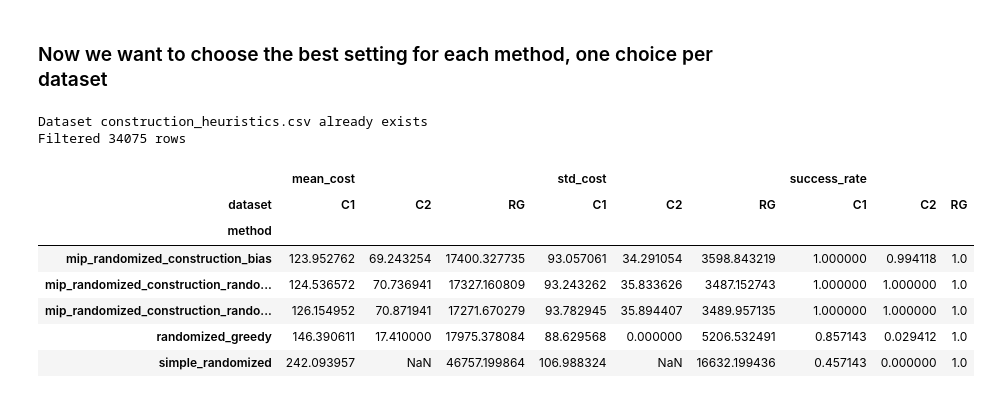
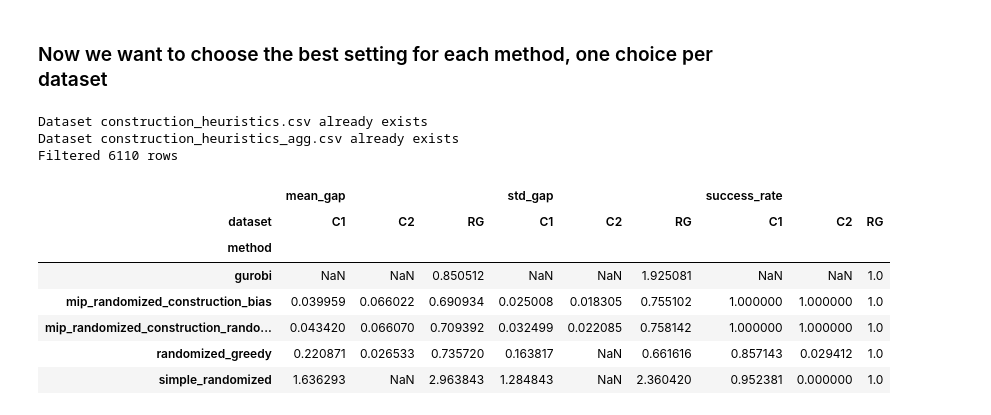
Before and after one commit to jsalvasoler/trigger_arc_tsp, a Jupyter notebook: notebooks/tables_and_figures.ipynb, the cells around one changed output. Drawn from its saved outputs; the diff is of its cells as text; code cells hidden in the pictures.

```diff
--- a/notebooks/tables_and_figures.ipynb
+++ b/notebooks/tables_and_figures.ipynb
@@ -237,24 +386,23 @@ import pandas as pd
 
 results = get_results()
 
-
 # Ensure success column is correctly set
-results["success"] = results["cost"] != float('inf')
+results["success"] = results["gap"] != float('inf')
 results.replace([np.inf, -np.inf], np.nan, inplace=True)
 
 # Filter results for the specific method
 filtered_results = results[results["method"] == "mip_randomized_construction_bias"]
 
-# Group by dataset, subdataset, alpha, and beta to calculate mean cost
-bias_avg_cost = filtered_results.groupby(['dataset', 'subdataset', 'alpha', 'beta'])['cost'].mean().reset_index()
+# Group by dataset, subdataset, alpha, and beta to calculate mean gap
+bias_avg_gap = filtered_results.groupby(['dataset', 'subdataset', 'alpha', 'beta'])['gap'].mean().reset_index()
 
-def plot_alpha_beta_grid(bias_avg_cost: pd.DataFrame) -> None:
+def plot_alpha_beta_grid(bias_avg_gap: pd.DataFrame) -> None:
     """
-    Plots a 2D grid of alpha vs beta with mean cost as the color intensity for each dataset.
+    Plots a 2D grid of alpha vs beta with mean gap as the color intensity for each dataset.
 
-    :param bias_avg_cost: The aggregated cost data with alpha and beta.
+    :param bias_avg_gap: The aggregated gap data with alpha and beta.
     """
-    unique_datasets = bias_avg_cost['dataset'].unique()
+    unique_datasets = bias_avg_gap['dataset'].unique()
     num_datasets = len(unique_datasets)
 
     if num_datasets == 0:
@@ -267,10 +415,12 @@ def plot_alpha_beta_grid(bias_avg_cost: pd.DataFrame) -> None:
         axes = [axes]  # Ensure axes is iterable when there's only one plot
 
     for ax, dataset in zip(axes, unique_datasets):
-        dataset_data = bias_avg_cost[bias_avg_cost['dataset'] == dataset]
+        dataset_data = bias_avg_gap[bias_avg_gap['dataset'] == dataset]
         # Use pivot_table with aggregation to handle duplicates
-        pivot_table = dataset_data.pivot_table(index="alpha", columns="beta", values="cost", aggfunc='mean')
-        sns.heatmap(pivot_table, ax=ax, cmap="viridis", cbar_kws={'label': 'Mean Cost'})
+        pivot_table = dataset_data.pivot_table(index="alpha", columns="beta", values="gap", aggfunc='mean')
+        # Sort the pivot table by alpha to ensure natural increasing order
+        pivot_table.sort_index(ascending=True, inplace=True)
+        sns.heatmap(pivot_table, ax=ax, cmap="viridis", cbar_kws={'label': 'Mean Gap'})
         ax.set_title(f"Alpha-Beta Grid for {dataset}")
         ax.set_xlabel("Beta")
         ax.set_ylabel("Alpha")
@@ -279,6 +429,6 @@ def plot_alpha_beta_grid(bias_avg_cost: pd.DataFrame) -> None:
     plt.show()
 
 # Plot the alpha-beta grid
-plot_alpha_beta_grid(bias_avg_cost)
+plot_alpha_beta_grid(bias_avg_gap)
 # %% [output]
 Dataset construction_heuristics.csv already exists
@@ -291,7 +442,7 @@ alpha_mip_randomized_construction_bias = 0.05
 beta_mip_randomized_construction_bias = 3
 
 alpha_mip_randomized_construction_random_alpha = 0.1
-beta_mip_randomized_construction_random_beta = 1.5
+beta_mip_randomized_construction_random_beta = 3
 
 def filter_results_by_method(results: pd.DataFrame) -> pd.DataFrame:
     """
@@ -318,44 +469,45 @@ results = get_results()
 before = len(results)
 results = filter_results_by_method(results)
 after = len(results)
 print(f"Filtered {before - after} rows")
 
 # Ensure success column is correctly set
-results["success"] = results["cost"] != float('inf')
+results["success"] = results["gap"] != float('inf')
 results.replace([np.inf, -np.inf], np.nan, inplace=True)
 
 # Correct the groupby to use a list for multiple columns
 aggregated_results = results.groupby(['dataset', 'method']).agg(
-    mean_cost=('cost', 'mean'),
-    std_cost=('cost', 'std'),
+    mean_gap=('gap', 'mean'),
+    std_gap=('gap', 'std'),
     success_rate=('success', 'mean')
 ).reset_index()
 
 rename_dataset = {
     "instances_generic": "RG",
     "instances_release_1": "C1",
     "instances_release_2": "C2"
 }
 
 aggregated_results["dataset"] = aggregated_results["dataset"].map(rename_dataset)
 
-# Pivot the DataFrame to have 'method' as rows, 'dataset' as columns, and 'mean_cost', 'std_cost' as subcolumns
+# Pivot the DataFrame to have 'method' as rows, 'dataset' as columns, and 'mean_gap', 'std_gap' as subcolumns
 aggregated_results = aggregated_results.pivot_table(
     index='method',
     columns='dataset',
-    values=['mean_cost', 'std_cost', 'success_rate']
+    values=['mean_gap', 'std_gap', 'success_rate']
 )
 
 # display the table
 display(aggregated_results)
 # %% [output]
 Dataset construction_heuristics.csv already exists
-Filtered 34075 rows
+Dataset construction_heuristics_agg.csv already exists
+Filtered 6110 rows
-|  | mean_cost |  |  | std_cost |  |  | success_rate |  |  |
+|  | mean_gap |  |  | std_gap |  |  | success_rate |  |  |
 | dataset | C1 | C2 | RG | C1 | C2 | RG | C1 | C2 | RG |
 | method |  |  |  |  |  |  |  |  |  |
-| mip_randomized_construction_bias | 123.952762 | 69.243254 | 17400.327735 | 93.057061 | 34.291054 | 3598.843219 | 1.000000 | 0.994118 | 1.0 |
-| mip_randomized_construction_rando... | 124.536572 | 70.736941 | 17327.160809 | 93.243262 | 35.833626 | 3487.152743 | 1.000000 | 1.000000 | 1.0 |
-| mip_randomized_construction_rando... | 126.154952 | 70.871941 | 17271.670279 | 93.782945 | 35.894407 | 3489.957135 | 1.000000 | 1.000000 | 1.0 |
-| randomized_greedy | 146.390611 | 17.410000 | 17975.378084 | 88.629568 | 0.000000 | 5206.532491 | 0.857143 | 0.029412 | 1.0 |
-| simple_randomized | 242.093957 | NaN | 46757.199864 | 106.988324 | NaN | 16632.199436 | 0.457143 | 0.000000 | 1.0 |
+| gurobi | NaN | NaN | 0.850512 | NaN | NaN | 1.925081 | NaN | NaN | 1.0 |
+| mip_randomized_construction_bias | 0.039959 | 0.066022 | 0.690934 | 0.025008 | 0.018305 | 0.755102 | 1.000000 | 1.000000 | 1.0 |
+| mip_randomized_construction_rando... | 0.043420 | 0.066070 | 0.709392 | 0.032499 | 0.022085 | 0.758142 | 1.000000 | 1.000000 | 1.0 |
+| randomized_greedy | 0.220871 | 0.026533 | 0.735720 | 0.163817 | NaN | 0.661616 | 0.857143 | 0.029412 | 1.0 |
+| simple_randomized | 1.636293 | NaN | 2.963843 | 1.284843 | NaN | 2.360420 | 0.952381 | 0.000000 | 1.0 |
```
Also changed, not shown: parts of 4 cells of this notebook.
